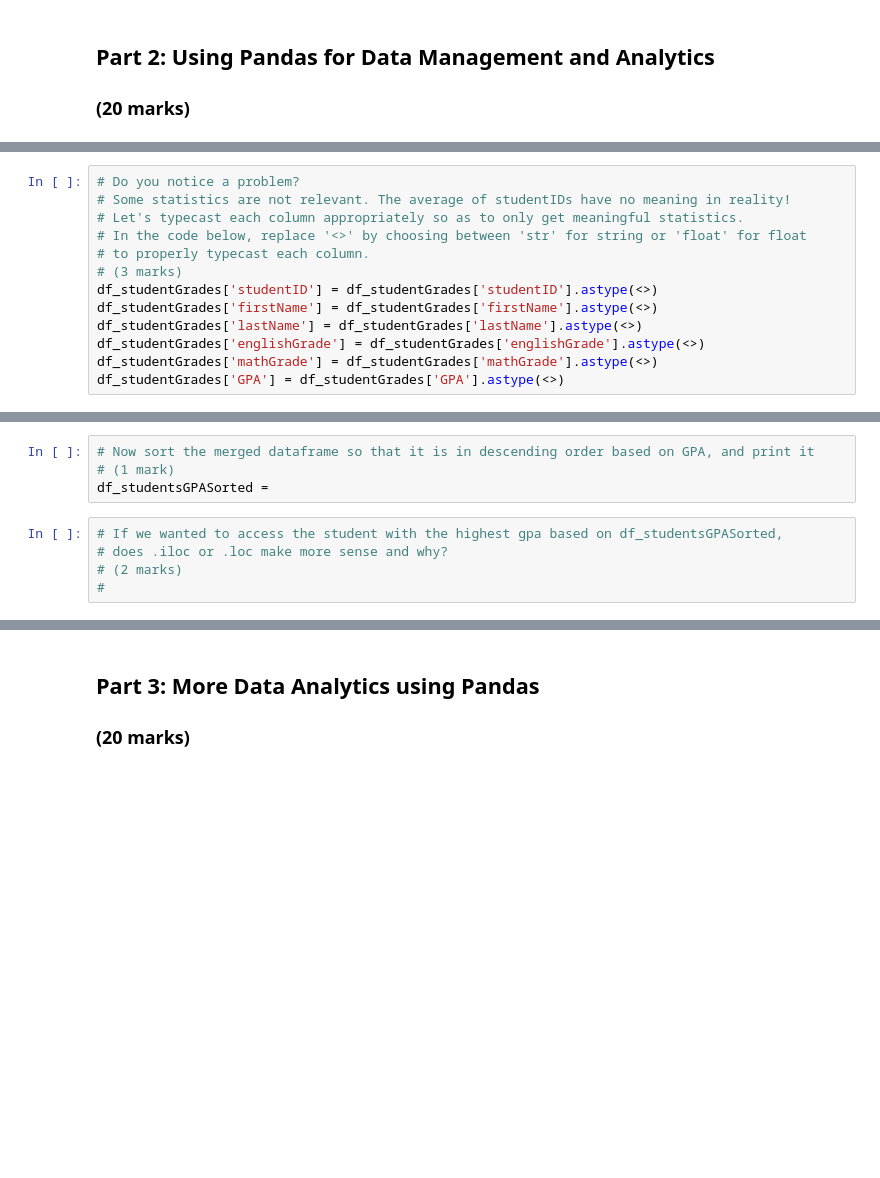
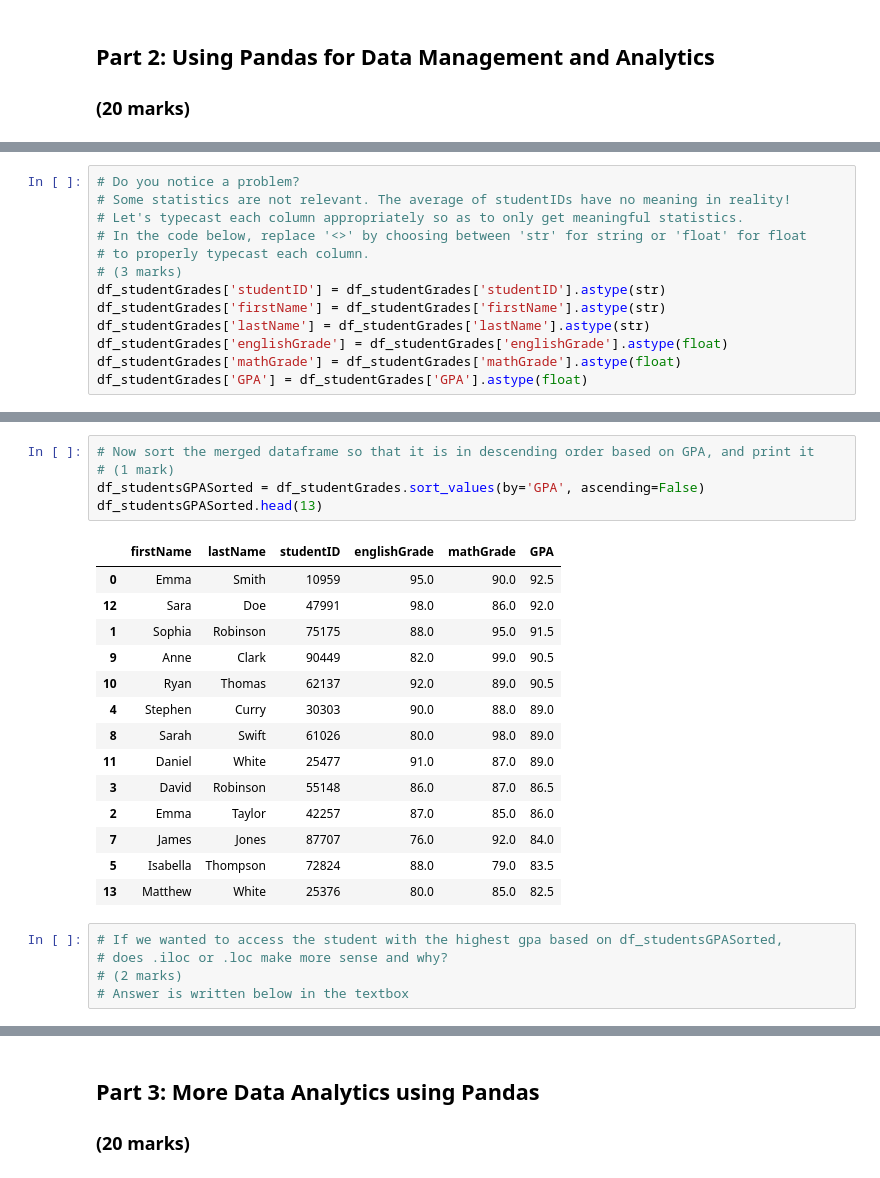
Before and after one commit to ShaikhSikanderAli/engg680_2024_fall, a Jupyter notebook: Lab_Assignment1/StudentGradeManagementSystem.ipynb, the cells around one changed output, grey strips where cells are left out. Cells and saved outputs as stored; diff of their text form; blank space fills up the shorter version.

```diff
--- a/Lab_Assignment1/StudentGradeManagementSystem.ipynb
+++ b/Lab_Assignment1/StudentGradeManagementSystem.ipynb
@@ -102,12 +185,12 @@ df_studentGrades = df_studentGrades.rename(columns={
 # In the code below, replace '<>' by choosing between 'str' for string or 'float' for float
 # to properly typecast each column.
 # (3 marks)
-df_studentGrades['studentID'] = df_studentGrades['studentID'].astype(<>)
-df_studentGrades['firstName'] = df_studentGrades['firstName'].astype(<>)
-df_studentGrades['lastName'] = df_studentGrades['lastName'].astype(<>)
-df_studentGrades['englishGrade'] = df_studentGrades['englishGrade'].astype(<>)
-df_studentGrades['mathGrade'] = df_studentGrades['mathGrade'].astype(<>)
-df_studentGrades['GPA'] = df_studentGrades['GPA'].astype(<>)
+df_studentGrades['studentID'] = df_studentGrades['studentID'].astype(str)
+df_studentGrades['firstName'] = df_studentGrades['firstName'].astype(str)
+df_studentGrades['lastName'] = df_studentGrades['lastName'].astype(str)
+df_studentGrades['englishGrade'] = df_studentGrades['englishGrade'].astype(float)
+df_studentGrades['mathGrade'] = df_studentGrades['mathGrade'].astype(float)
+df_studentGrades['GPA'] = df_studentGrades['GPA'].astype(float)
 # %%
 # Now let's see our statistics!
 df_studentGrades.describe()
@@ -114,9 +207,25 @@ df_studentGrades.describe()
 # %%
 # Now sort the merged dataframe so that it is in descending order based on GPA, and print it
 # (1 mark)
-df_studentsGPASorted =
+df_studentsGPASorted = df_studentGrades.sort_values(by='GPA', ascending=False)
+df_studentsGPASorted.head(13)
+# %% [output]
+|  | firstName | lastName | studentID | englishGrade | mathGrade | GPA |
+| 0 | Emma | Smith | 10959 | 95.0 | 90.0 | 92.5 |
+| 12 | Sara | Doe | 47991 | 98.0 | 86.0 | 92.0 |
+| 1 | Sophia | Robinson | 75175 | 88.0 | 95.0 | 91.5 |
+| 9 | Anne | Clark | 90449 | 82.0 | 99.0 | 90.5 |
+| 10 | Ryan | Thomas | 62137 | 92.0 | 89.0 | 90.5 |
+| 4 | Stephen | Curry | 30303 | 90.0 | 88.0 | 89.0 |
+| 8 | Sarah | Swift | 61026 | 80.0 | 98.0 | 89.0 |
+| 11 | Daniel | White | 25477 | 91.0 | 87.0 | 89.0 |
+| 3 | David | Robinson | 55148 | 86.0 | 87.0 | 86.5 |
+| 2 | Emma | Taylor | 42257 | 87.0 | 85.0 | 86.0 |
+| 7 | James | Jones | 87707 | 76.0 | 92.0 | 84.0 |
+| 5 | Isabella | Thompson | 72824 | 88.0 | 79.0 | 83.5 |
+| 13 | Matthew | White | 25376 | 80.0 | 85.0 | 82.5 |
 # %%
 # If we wanted to access the student with the highest gpa based on df_studentsGPASorted,
 # does .iloc or .loc make more sense and why?
 # (2 marks)
-#
+# Answer is written below in the textbox
```
Also changed, not shown: parts of 19 cells of this notebook.
